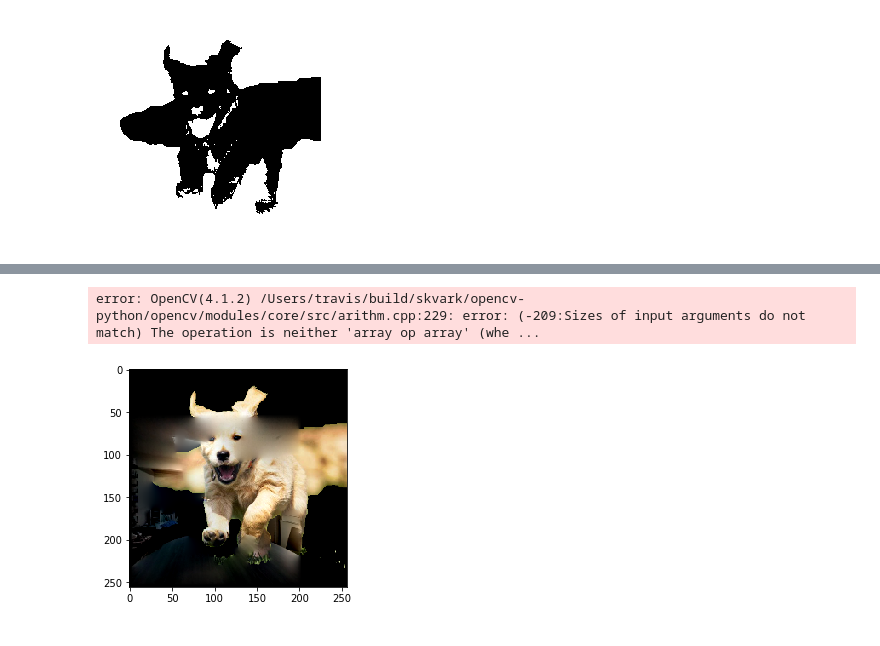
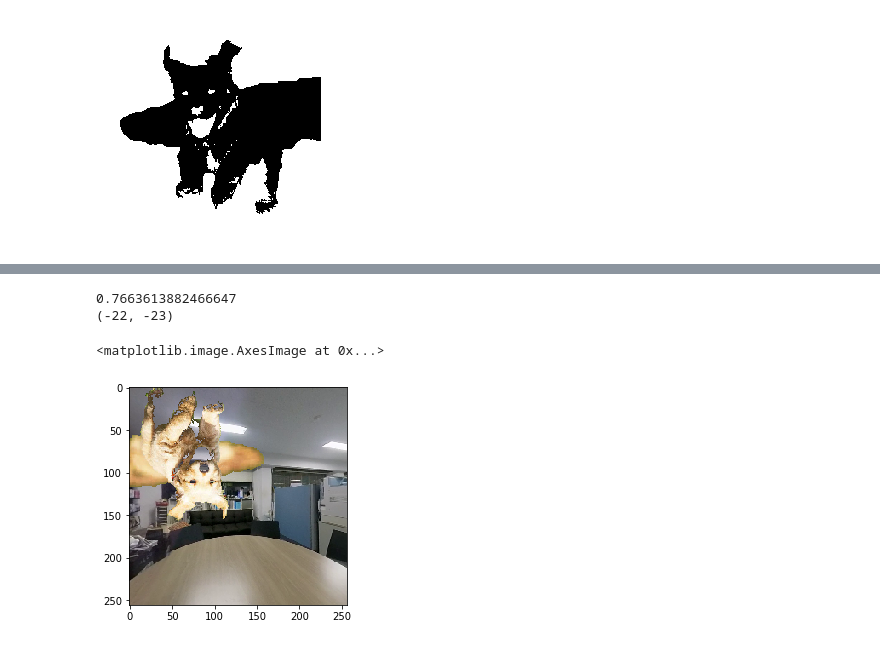
Before and after one commit to YTamaru/scene_clustering, a Jupyter notebook: src/util/maskmix.ipynb, the cells around one changed output, grey strips where cells are left out. Saved outputs shown, nothing was run; the diff lists cells and outputs as text; code cells hidden in the pictures.

```diff
--- a/src/util/maskmix.ipynb
+++ b/src/util/maskmix.ipynb
@@ -128,8 +84,0 @@ plt.imshow(blended)
-# %%
-
-rows,cols,channels = background.shape
-roi = background[200:256,200:256]
-final_roi = cv2.bitwise_or(roi,mask)
-plt.imshow(final_roi)
-# %% [output]
-error: OpenCV(4.1.2) /Users/travis/build/skvark/opencv-python/opencv/modules/core/src/arithm.cpp:229: error: (-209:Sizes of input arguments do not match) The operation is neither 'array op array' (whe ...
@@ -143,5 +92,27 @@ output = cv2.seamlessClone(background, bgr2, mask,
+# %%
+foreground = Image.open("../../data/example/dog.jpg")
+background = Image.open("../../data/example/lab_table_4_img_000230.png")
+foreground = foreground.resize((256,256))
+background = background.resize((256,256))
+# %%
+mask_pil = cv2pil(mask)
+mask_pil = ImageOps.invert(mask_pil)
+mask_im = mask_pil.resize(foreground.size).convert("L")
+
+back_im = background.copy()
+x, y = random.randint(-64,128), random.randint(-64,128)
+rate = np.random.rand()*0.5 + 0.5
+rotate = random.randint(0,360)
+foreground_ = foreground.resize((int(foreground.width*rate), int(foreground.height*rate))).rotate(rotate)
+mask_im_ = mask_im.resize((int(mask_im.width*rate), int(mask_im.height*rate))).rotate(rotate)
+back_im.paste(foreground_, (x, y), mask_im_)
+print(rate)
+print((x,y))
+# %% [output]
+0.7663613882466647
+(-22, -23)
 # %%
-plt.imshow(output)
-plt.show()
+plt.imshow(back_im)
 # %% [output]
+<matplotlib.image.AxesImage at 0x...>
-[figure, old version]
+[figure, new version]
```
Also changed, not shown: parts of 7 cells of this notebook.
